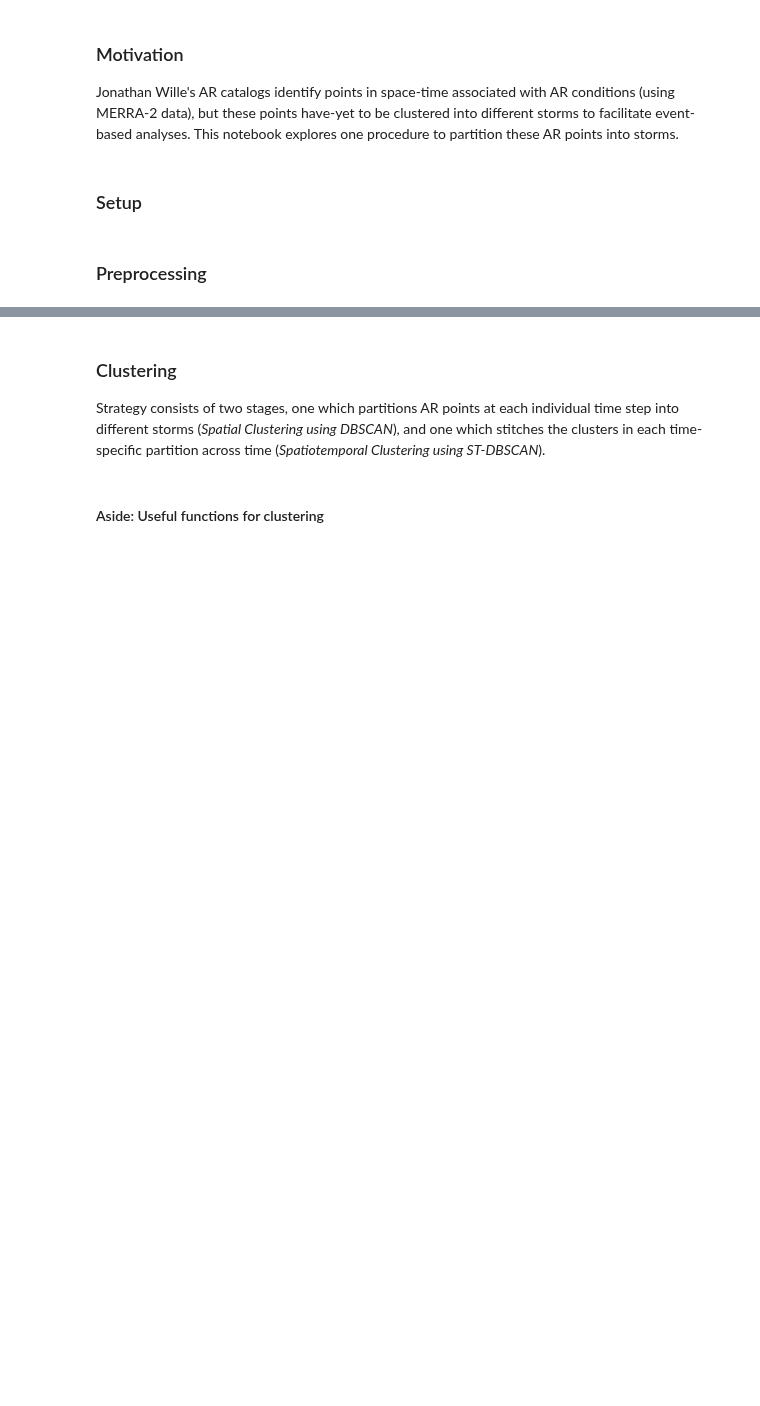
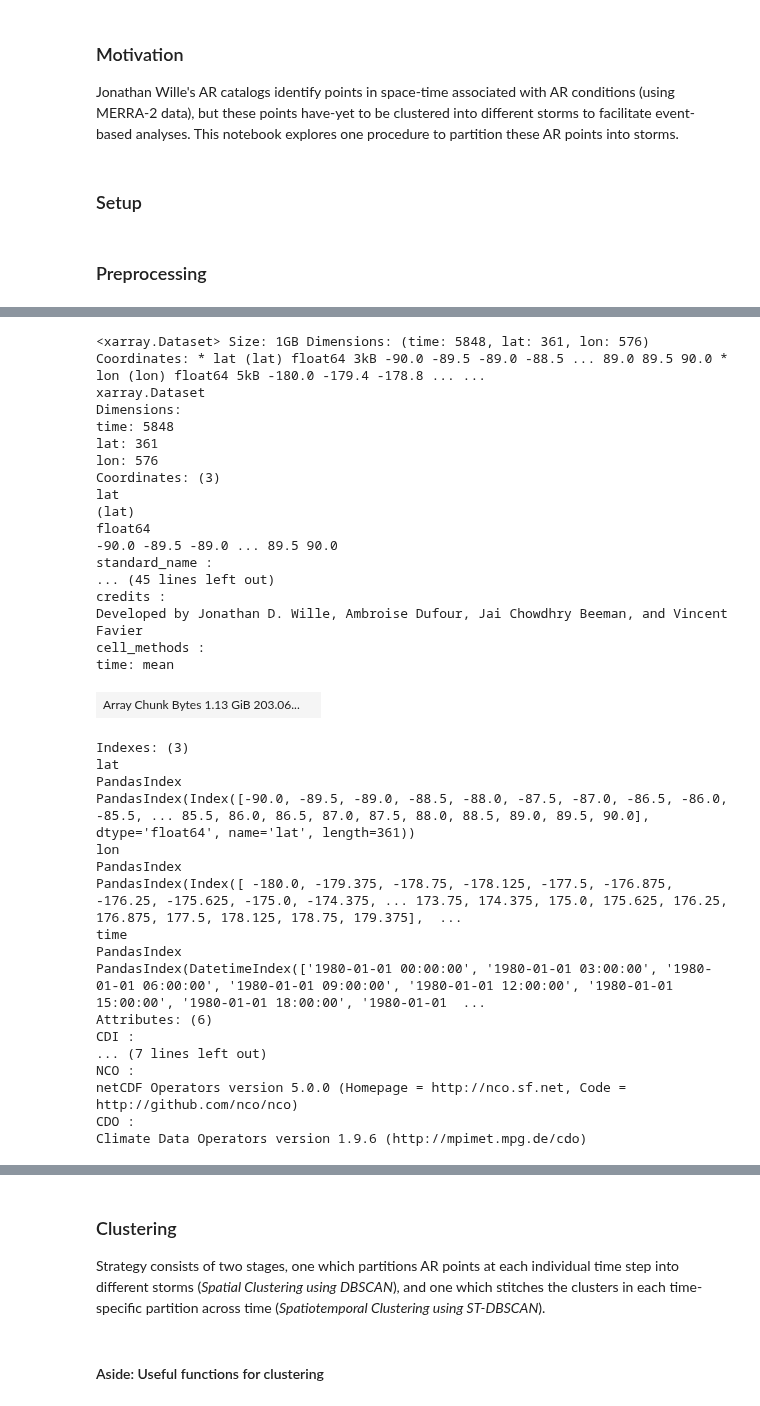
Before and after one commit to jbbutler/extreme_antarctic_ARs, a Jupyter notebook: notebooks/identifier.ipynb, the cells around one changed output, grey strips where cells are left out. Saved outputs shown, nothing was run; the diff lists cells and outputs as text; code cells hidden in the pictures; blank space fills up the shorter version.

```diff
--- a/notebooks/identifier.ipynb
+++ b/notebooks/identifier.ipynb
@@ -58,0 +145,38 @@ practice_catalog = practice_catalog.sel(time=is_ar_time).ar_binary_tag
+# %%
+full_catalog.sel(time=full_catalog.time.dt.year.isin([1980, 1981]))
+# %% [output]
+<xarray.Dataset> Size: 1GB Dimensions: (time: 5848, lat: 361, lon: 576) Coordinates: * lat (lat) float64 3kB -90.0 -89.5 -89.0 -88.5 ... 89.0 89.5 90.0 * lon (lon) float64 5kB -180.0 -179.4 -178.8 ... ...
+xarray.Dataset
+Dimensions:
+time: 5848
+lat: 361
+lon: 576
+Coordinates: (3)
+lat
+(lat)
+float64
+-90.0 -89.5 -89.0 ... 89.5 90.0
+standard_name :
+... (45 lines left out)
+credits :
+Developed by Jonathan D. Wille, Ambroise Dufour, Jai Chowdhry Beeman, and Vincent Favier
+cell_methods :
+time: mean
+| Array Chunk Bytes 1.13 GiB 203.06... |  |
+Indexes: (3)
+lat
+PandasIndex
+PandasIndex(Index([-90.0, -89.5, -89.0, -88.5, -88.0, -87.5, -87.0, -86.5, -86.0, -85.5, ... 85.5, 86.0, 86.5, 87.0, 87.5, 88.0, 88.5, 89.0, 89.5, 90.0], dtype='float64', name='lat', length=361))
+lon
+PandasIndex
+PandasIndex(Index([ -180.0, -179.375, -178.75, -178.125, -177.5, -176.875, -176.25, -175.625, -175.0, -174.375, ... 173.75, 174.375, 175.0, 175.625, 176.25, 176.875, 177.5, 178.125, 178.75, 179.375],  ...
+time
+PandasIndex
+PandasIndex(DatetimeIndex(['1980-01-01 00:00:00', '1980-01-01 03:00:00', '1980-01-01 06:00:00', '1980-01-01 09:00:00', '1980-01-01 12:00:00', '1980-01-01 15:00:00', '1980-01-01 18:00:00', '1980-01-01  ...
+Attributes: (6)
+CDI :
+... (7 lines left out)
+NCO :
+netCDF Operators version 5.0.0 (Homepage = http://nco.sf.net, Code = http://github.com/nco/nco)
+CDO :
+Climate Data Operators version 1.9.6 (http://mpimet.mpg.de/cdo)
```
Also changed, not shown: parts of 19 cells of this notebook, 8 other files.
